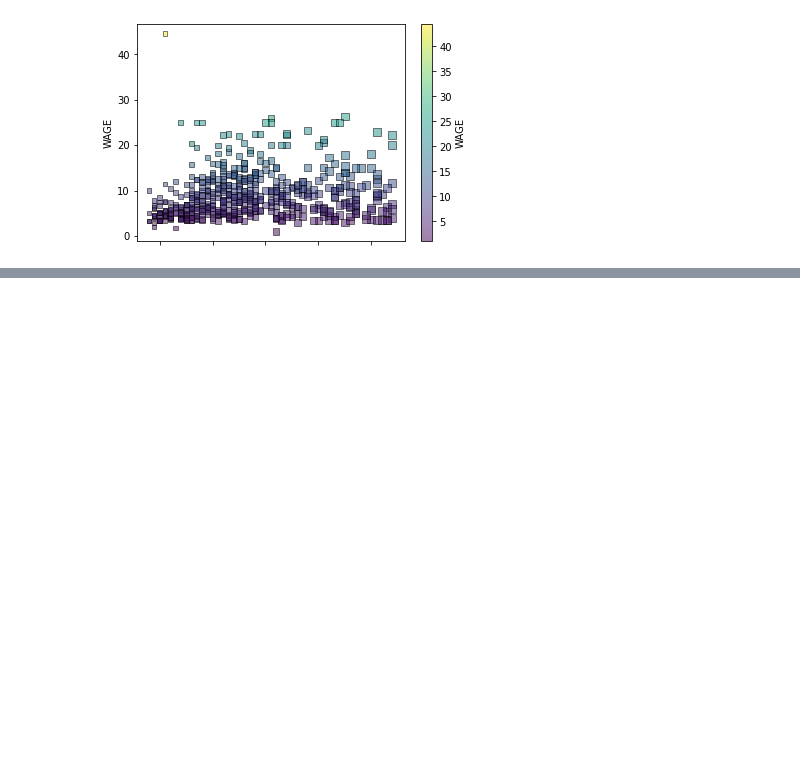
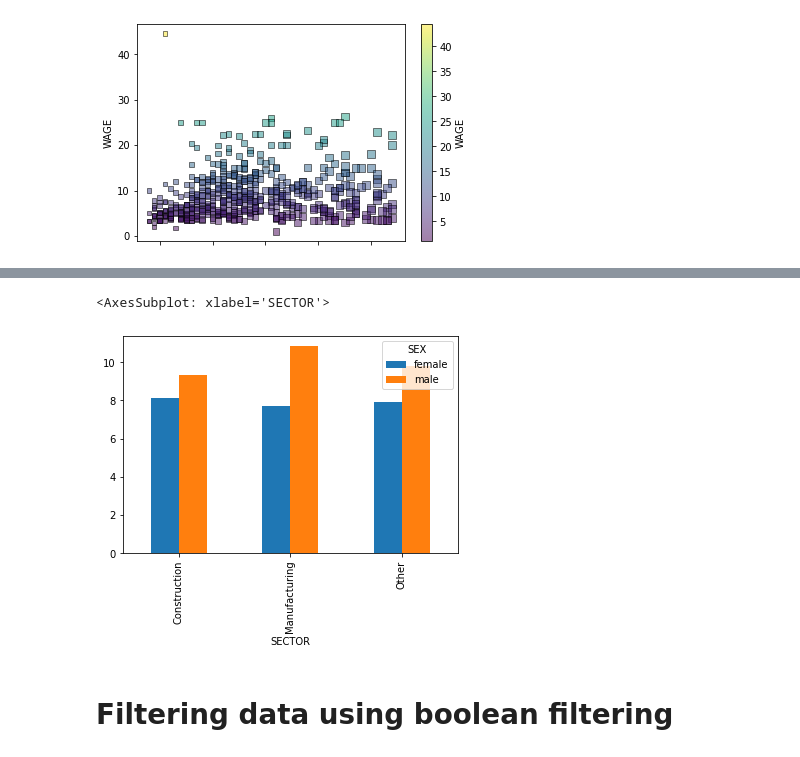
Before and after one commit to RayanAhmed2000/Python-with-DS---Digipodium, a Jupyter notebook: Data Science/data_analysis3.ipynb, the cells around one changed output, grey strips where cells are left out. Cells and saved outputs as stored; diff of their text form; code cells hidden in the pictures; blank space fills up the shorter version.

```diff
--- a/Data Science/data_analysis3.ipynb
+++ b/Data Science/data_analysis3.ipynb
@@ -75,0 +124,7 @@ df.plot(kind = 'scatter', x='AGE' ,y = 'WAGE', alpha = 0.5, cmap = 'viridis',c='
+# %%
+df.pivot_table(values='WAGE',index= 'SECTOR',columns = 'SEX').plot(kind='bar')
+# %% [output]
+<AxesSubplot: xlabel='SECTOR'>
+[figure, added]
+# %% [markdown]
+# Filtering data using boolean filtering
```
Also changed, not shown: parts of 13 cells of this notebook.
